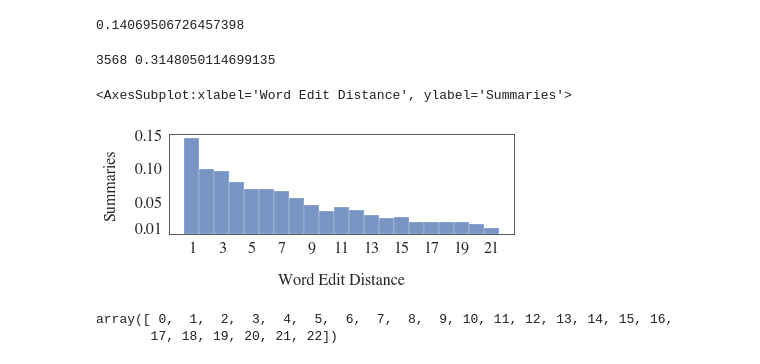
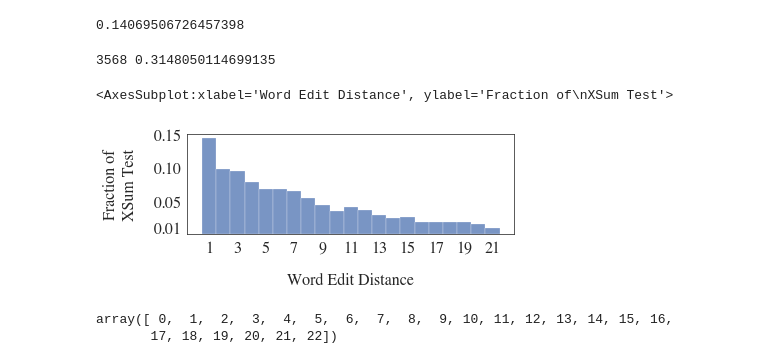
Before and after one commit to danton-nlp/GEF, a Jupyter notebook: iteration_changes.ipynb, the cells around one changed output. Cells and saved outputs as stored; diff of their text form; code cells hidden in the pictures.

Commit message:
Updated entity types notebook & word distance plot y label

```diff
--- a/iteration_changes.ipynb
+++ b/iteration_changes.ipynb
@@ -126,36 +126,36 @@ import matplotlib as mpl
 import matplotlib.ticker as ticker
 
 plt.figure(figsize = (6, 2.5))
 ax = sns.histplot(
     edit_distances,
     bins=np.arange(1, 23) - 0.5,
     #bins=np.array([0, 1, 2, 3, 4, 5, 6, 11, 16, 21, 22]) - 0.5,
     stat="density",
     # discrete=True,
     # kde=True,
     # kde_kws={'clip': (1.5, 40)}
 )
 # plt.hlines(0.152, -0.5, 0.5, color='lightgray', linewidth=33.5)
 #rect = ax.patches.Rectangle((10, 10), , linewidth=1, edgecolor='r', facecolor='none')
 #ax.add_patch(rect)
 ax.set_xticks(range(1, 22, 2))
 ax.set_xlabel("Word Edit Distance", fontsize=16, labelpad=16)
-ax.set_ylabel("Summaries", fontsize=16, labelpad=16)
+ax.set_ylabel("Fraction of\nXSum Test", fontsize=16, labelpad=16)
 #ax.set_yscale('log')
 ax.yaxis.set_ticks([0.01, 0.05, 0.1, 0.15])
 # ax.set_ylim(0, 0.2)
 # ax.yaxis.set_major_formatter(ticker.FuncFormatter(lambda y, _: '{:g}'.format(y)))
 
 
 plt.tick_params(axis='both', which='major', labelsize=16)
 plt.tight_layout()
 plt.savefig("plots/word_distance.pdf")
 print(len(edit_distances), len(edit_distances) / len(xsum_test))
 ax
 # %% [output]
 3568 0.3148050114699135
-<AxesSubplot:xlabel='Word Edit Distance', ylabel='Summaries'>
+<AxesSubplot:xlabel='Word Edit Distance', ylabel='Fraction of\nXSum Test'>
-[figure, old version]
+[figure, new version]
 # %%
 np.arange(0, 23)
 # %% [output]
```
Also changed, not shown: 2 other files.
